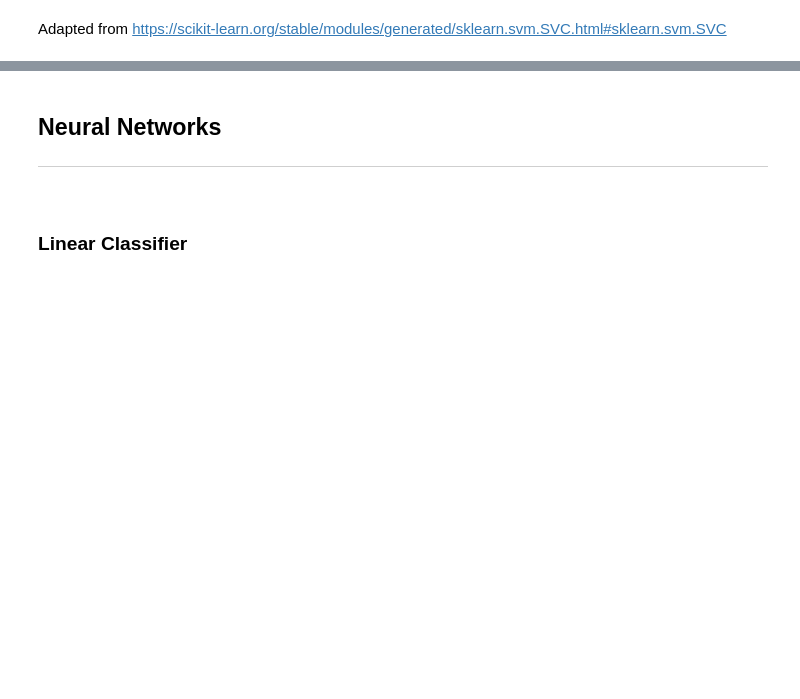
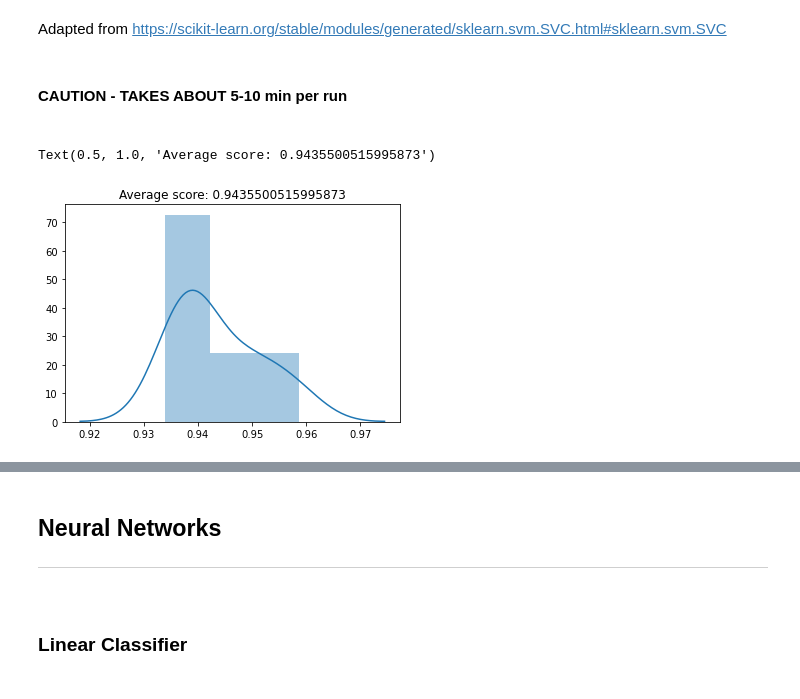
Before and after one commit to RachPatel/DMML_CW2_Group_20, a Jupyter notebook: Group_20_NoteBook_Progress.ipynb, the cells around one changed output, grey strips where cells are left out. Saved outputs shown, nothing was run; the diff lists cells and outputs as text; code cells hidden in the pictures; blank space fills up the shorter version.

```diff
--- a/Group_20_NoteBook_Progress.ipynb
+++ b/Group_20_NoteBook_Progress.ipynb
@@ -606,17 +679,4 @@ weighted avg       0.98      0.98      0.98      1938
 # %% [markdown]
 Adapted from https://scikit-learn.org/stable/modules/generated/sklearn.svm.SVC.html#sklearn.svm.SVC
-# %%
-#-----------Setup
-
-from sklearn.svm import SVC
-
-# split data into test set and training set, to reduce bias
-
-from sklearn.model_selection import train_test_split
-X_train, X_test, y_train, y_test = train_test_split(X, y, test_size=0.20)
-
-from sklearn.preprocessing import StandardScaler
-
-sc = StandardScaler()
-X_train = sc.fit_transform(X_train)
-X_test = sc.transform(X_test)
+# %% [markdown]
+<h4> CAUTION - TAKES ABOUT 5-10 min per run <h4>
@@ -622,0 +687,16 @@ X_test = sc.transform(X_test)
+# %%
+#Create a svm Classifier
+svmClassifier_crossVal = SVC(kernel='linear') # Linear Kernel
+
+#Train the model using the training sets
+svmClassifier_crossVal.fit(X_train, y_train)
+
+#setup cross validation using the above classifier, X_train = data to be classified, y = the labels, CV = number of folds
+cross_validation_scores_SVC = cross_val_score(svmClassifier_crossVal, X_train, y_train, cv=10)
+# %%
+# use seaborn (sns) to plot a graph of the above scores
+sns.distplot(cross_validation_scores_SVC)
+plt.title('Average score: {}'.format(np.mean(cross_validation_scores_SVC)))
+# %% [output]
+Text(0.5, 1.0, 'Average score: 0.9435500515995873')
+[figure, added]
```
Also changed, not shown: parts of 31 cells of this notebook.
